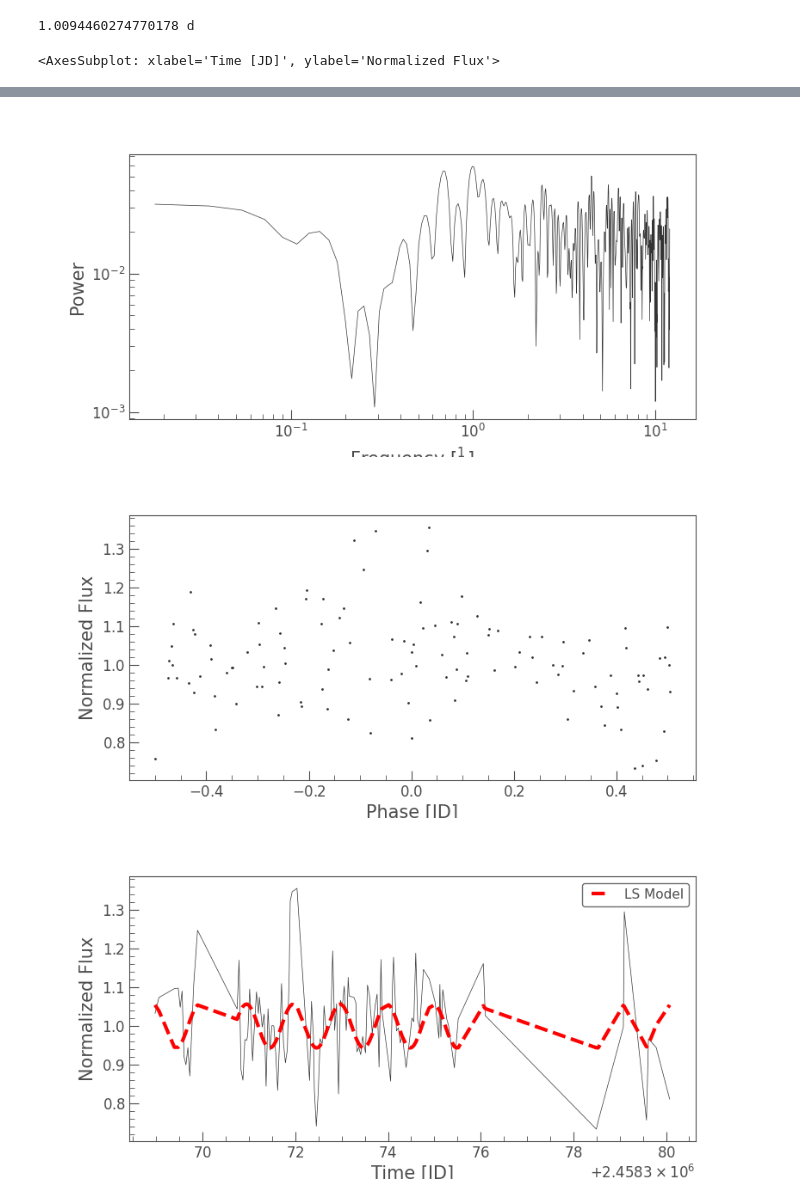
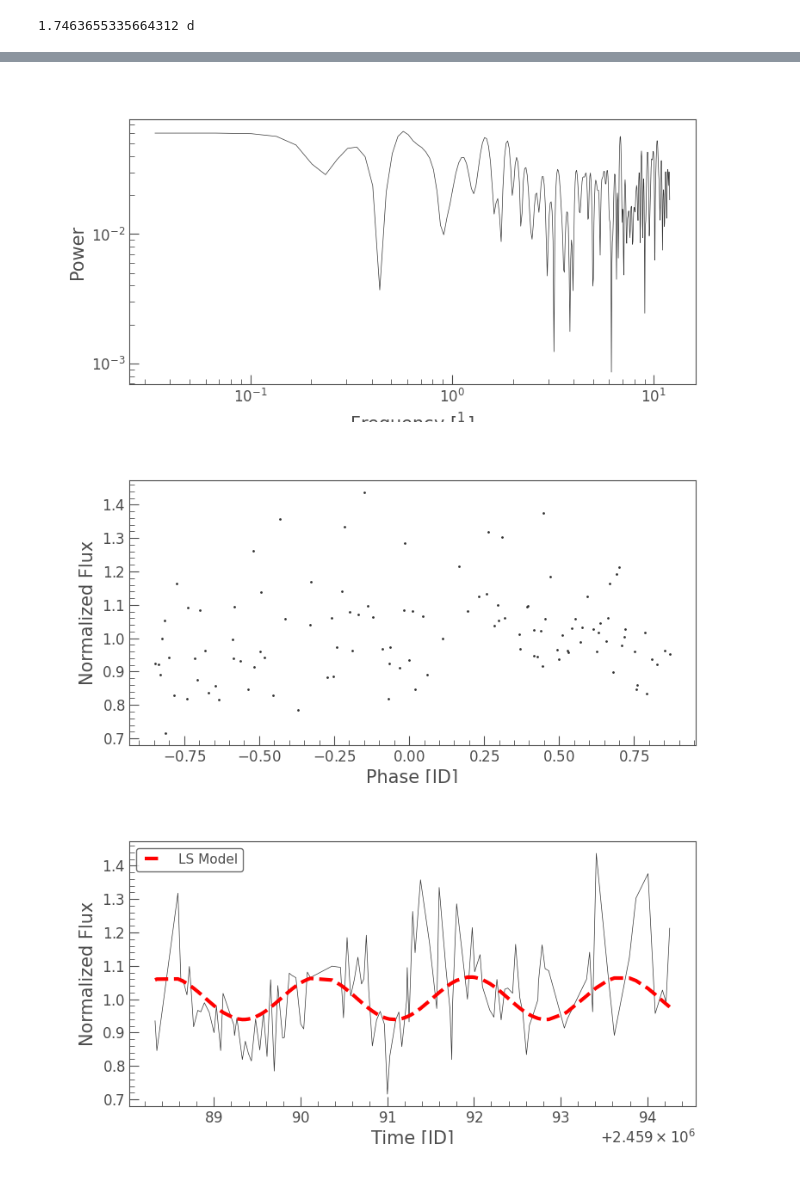
Before and after one commit to ble61/ASTR480, a Jupyter notebook: Test Code/periodTest.ipynb, the cells around one changed output, grey strips where cells are left out. Cells and saved outputs as stored; diff of their text form; code cells hidden in the pictures.

```diff
--- a/Test Code/periodTest.ipynb
+++ b/Test Code/periodTest.ipynb
@@ -28,26 +28,34 @@ import astropy.units as u
 %matplotlib widget
 
 
-data = pd.read_csv("./ 2000 KR32 Matches.csv")
 
-fluxes = data["flux"]
-times = data["Time"]
+def lcPlots(fName):
+    """
+    Uses LightKurve to make LC plots from just a filename of a csv with flux and Time cols.
+    """
+    data = pd.read_csv(fName)
+    fluxes = data["flux"]
+    times = data["Time"]
 
-fluxErrs = np.ones_like(fluxes)*1e-4 #lk needs errors
+    fluxErrs = np.ones_like(fluxes)*1e-4 #lk needs errors
 
-lc =lk.LightCurve(data=None, time=times, flux=fluxes, flux_err=fluxErrs)
-lc = lc.normalize()
-lc.scatter()
-pg = lc.to_periodogram()
+    lc =lk.LightCurve(data=None, time=times, flux=fluxes, flux_err=fluxErrs)
+    lc = lc.normalize()
+    lc.scatter()
+    pg = lc.to_periodogram()
 
-pg.plot(scale="log")
-period = pg.period_at_max_power
-print(period)
-lc.fold(period).scatter()
+    pg.plot(scale="log")
+    period = pg.period_at_max_power
+    print(period)
+    lc.fold(period).scatter()
 
-lcModel = pg.model(time=lc.time, frequency=pg.frequency_at_max_power)
-ax = lc.plot()
-lcModel.plot(ax=ax, lw=3, ls='--',c='red')
+    lcModel = pg.model(time=lc.time, frequency=pg.frequency_at_max_power)
+    ax = lc.plot()
+    lcModel.plot(ax=ax, lw=3, ls='--',c='red')
+    return lcModel
+
+
+fName = "./ 2001 UR124 Matches.csv"
+lcm = lcPlots(fName=fName)
 # %% [output]
-1.0094460274770178 d
+1.7463655335664312 d
-<AxesSubplot: xlabel='Time [JD]', ylabel='Normalized Flux'>
@@ -55,3 +63,3 @@ lcModel.plot(ax=ax, lw=3, ls='--',c='red')
-[figure, old version]
+[figure, new version]
-[figure, old version]
+[figure, new version]
-[figure, old version]
+[figure, new version]
```
Also changed, not shown: parts of 3 cells of this notebook, 32 other files.
